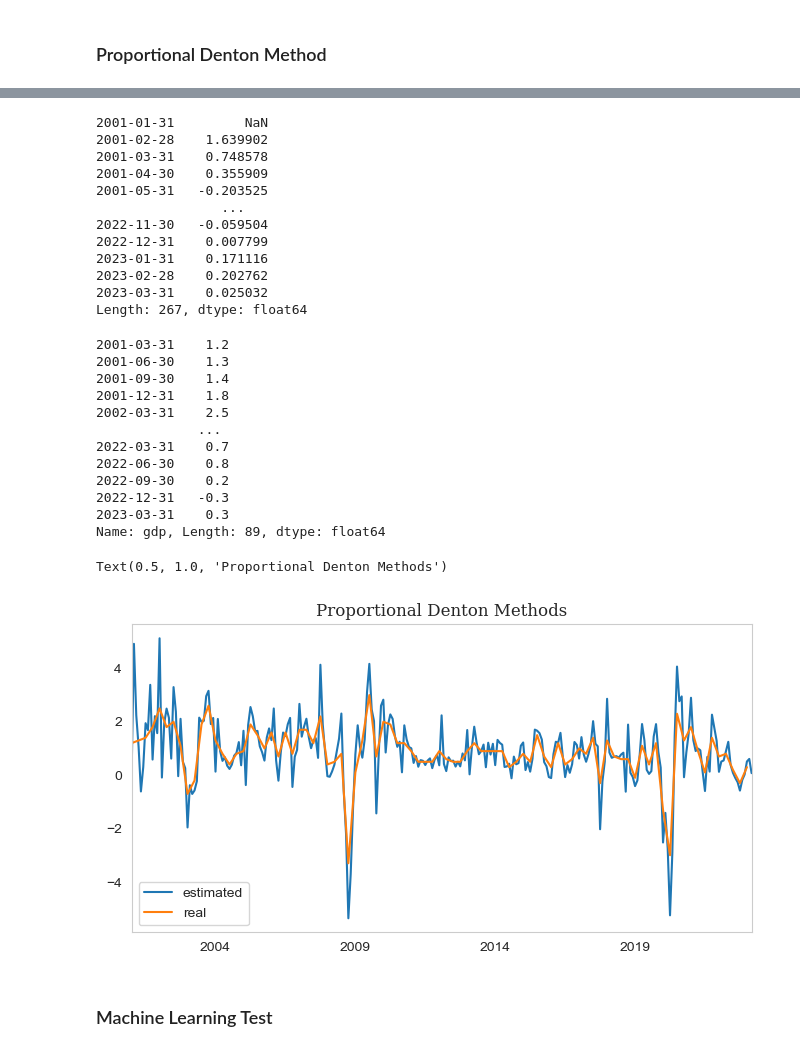
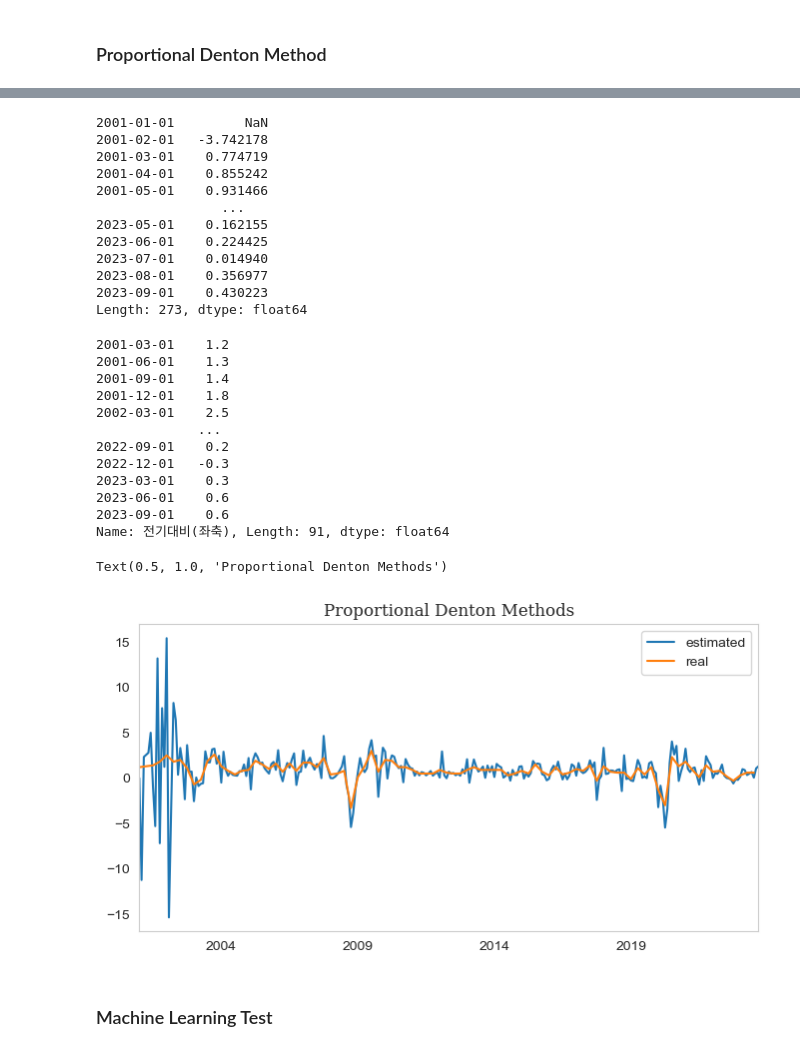
Before and after one commit to Tommylee1013/EconomicCycle, a Jupyter notebook: Notes/Dynamic Factor Modeling.ipynb, the cells around one changed output, grey strips where cells are left out. Saved outputs shown, nothing was run; the diff lists cells and outputs as text; code cells hidden in the pictures.

```diff
--- a/Notes/Dynamic Factor Modeling.ipynb
+++ b/Notes/Dynamic Factor Modeling.ipynb
@@ -40,5 +43,6 @@ Name: 　　　　　　국내총생산(GDP)(실질, 계절조정, 전기비), L
 # %%
-gdp.index = pd.date_range(start = '2000-01-01', end = '2023-04-01', freq = 'Q')
+gdp.index = pd.date_range(start = '2000-01-01', end = '2023-11-01', freq = 'Q').strftime('%Y-%m')
+gdp.index = pd.to_datetime(gdp.index)
 # %%
 gdp
 # %% [output]
@@ -57,5 +62,3 @@ Freq: Q-DEC, Name: 　　　　　　국내총생산(GDP)(실질, 계절조정,
-# %%
-sample = sample.drop(['gdpRate','label'], axis = 1)
 # %%
 matrix = pd.concat([sample, gdp], axis = 1).iloc[4:]
 # %%
@@ -84,5 +83,5 @@ test.columns = ['retail','restaurant','finance','real_estate','delivery','teleco
 from statsmodels.tsa.interp.denton import dentonm
 import matplotlib.pyplot as plt
 # %%
-benchmarked = dentonm(test.iloc[:,[-8,-4]].mean(axis = 1).cumsum(), test.iloc[:,-1].dropna().cumsum(), freq = "qm")
+benchmarked = dentonm(matrix['mine'].cumsum(), matrix['전기대비(좌축)'].dropna().cumsum(), freq = "qm")
 # %%
@@ -94,43 +93,43 @@ test.iloc[:,-1].dropna().cumsum().plot()
 # %%
-pd.Series(benchmarked * 3, index = test.index).diff()
+pd.Series(benchmarked * 3, index = matrix.index).diff()
 # %% [output]
-2001-01-31         NaN
-2001-02-28    1.639902
-2001-03-31    0.748578
-2001-04-30    0.355909
-2001-05-31   -0.203525
+2001-01-01         NaN
+2001-02-01   -3.742178
+2001-03-01    0.774719
+2001-04-01    0.855242
+2001-05-01    0.931466
                 ...
-2022-11-30   -0.059504
-2022-12-31    0.007799
-2023-01-31    0.171116
-2023-02-28    0.202762
-2023-03-31    0.025032
-Length: 267, dtype: float64
+2023-05-01    0.162155
+2023-06-01    0.224425
+2023-07-01    0.014940
+2023-08-01    0.356977
+2023-09-01    0.430223
+Length: 273, dtype: float64
 # %%
-gdp_new = pd.Series(benchmarked * 3, index = test.index, name = 'gdp_estimated').diff().fillna(0)
+gdp_new = pd.Series(benchmarked * 3, index = matrix.index, name = 'gdp_estimated').diff().fillna(0)
 # %%
-test.iloc[:,-1].dropna()
+matrix['전기대비(좌축)'].dropna()
 # %% [output]
-2001-03-31    1.2
-2001-06-30    1.3
-2001-09-30    1.4
-2001-12-31    1.8
-2002-03-31    2.5
+2001-03-01    1.2
+2001-06-01    1.3
+2001-09-01    1.4
+2001-12-01    1.8
+2002-03-01    2.5
              ...
-2022-03-31    0.7
-2022-06-30    0.8
-2022-09-30    0.2
-2022-12-31   -0.3
-2023-03-31    0.3
-Name: gdp, Length: 89, dtype: float64
+2022-09-01    0.2
+2022-12-01   -0.3
+2023-03-01    0.3
+2023-06-01    0.6
+2023-09-01    0.6
+Name: 전기대비(좌축), Length: 91, dtype: float64
 # %%
 plt.figure(figsize = (8,4))
 (gdp_new*3).plot(label = 'estimated')
-test.iloc[:,-1].dropna().plot(label = 'real')
+matrix['전기대비(좌축)'].dropna().plot(label = 'real')
 plt.legend()
 plt.grid(False)
 plt.title('Proportional Denton Methods', fontsize = 12, fontfamily = 'Serif')
 # %% [output]
 Text(0.5, 1.0, 'Proportional Denton Methods')
-[figure, old version]
+[figure, new version]
 # %%
```
Also changed, not shown: parts of 8 cells of this notebook, 9 other files.
